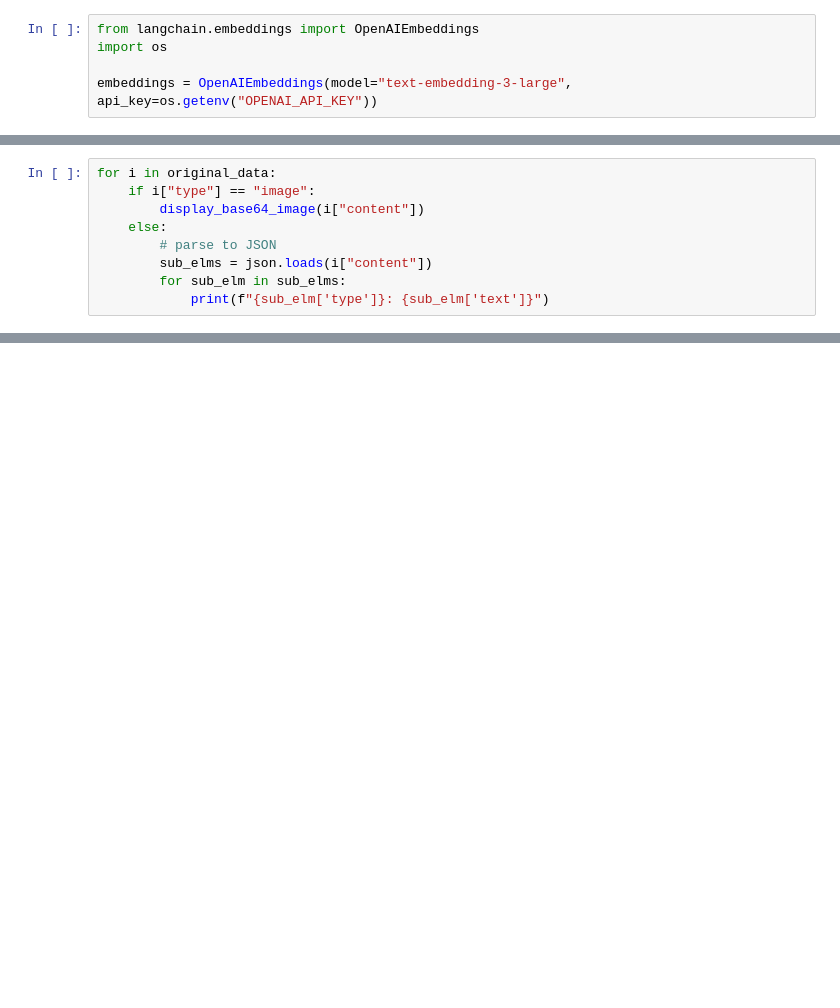
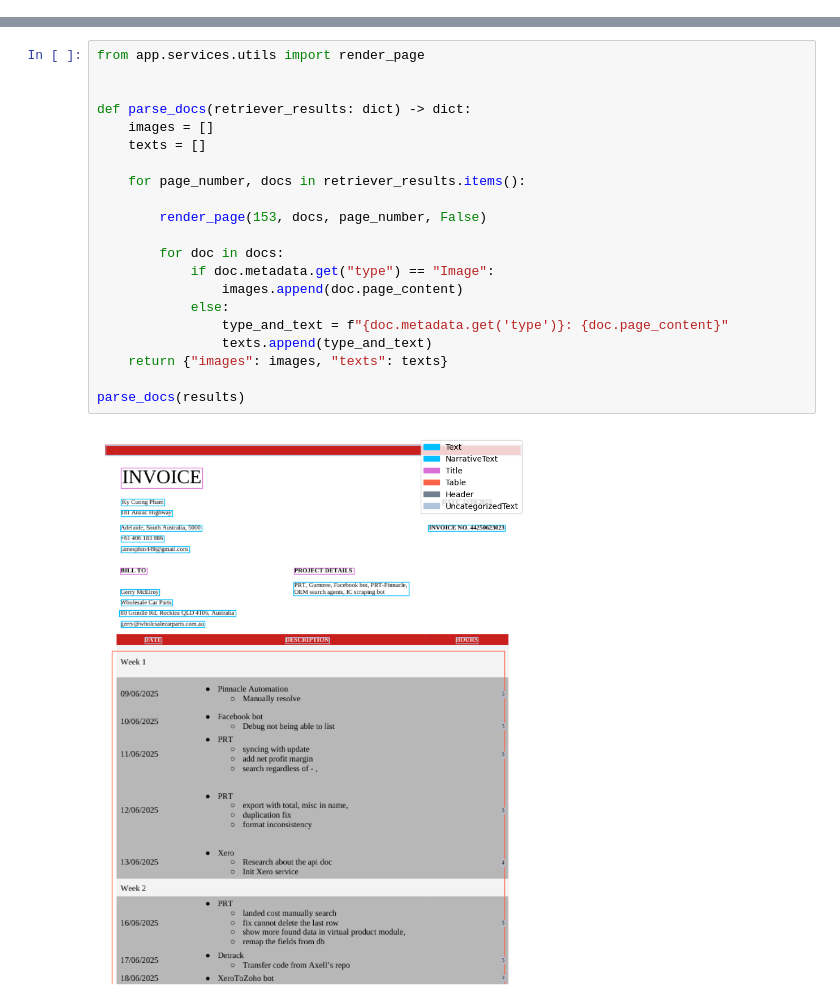
Before and after one commit to jamesphm04/hyper_aigent_services_rag, a Jupyter notebook: rag.ipynb, the cells around one changed output, grey strips where cells are left out. Cells and saved outputs as stored; diff of their text form; blank space fills up the shorter version.

```diff
--- a/rag.ipynb
+++ b/rag.ipynb
@@ -147,5 +0,0 @@ image_summaries
-# %%
-from langchain.embeddings import OpenAIEmbeddings
-import os
-
-embeddings = OpenAIEmbeddings(model="text-embedding-3-large", api_key=os.getenv("OPENAI_API_KEY"))
@@ -325,9 +12,0 @@ original_data
-# %%
-for i in original_data:
-    if i["type"] == "image":
-        display_base64_image(i["content"])
-    else:
-        # parse to JSON
-        sub_elms = json.loads(i["content"])
-        for sub_elm in sub_elms:
-            print(f"{sub_elm['type']}: {sub_elm['text']}")
@@ -379,0 +152,23 @@ row
+# %%
+from app.services.utils import render_page
+
+
+def parse_docs(retriever_results: dict) -> dict:
+    images = []
+    texts = []
+
+    for page_number, docs in retriever_results.items():
+
+        render_page(153, docs, page_number, False)
+
+        for doc in docs:
+            if doc.metadata.get("type") == "Image":
+                images.append(doc.page_content)
+            else:
+                type_and_text = f"{doc.metadata.get('type')}: {doc.page_content}"
+                texts.append(type_and_text)
+    return {"images": images, "texts": texts}
+
+parse_docs(results)
+# %% [output]
+[figure, added]
```
Also changed, not shown: parts of 28 cells of this notebook, 14 other files.
